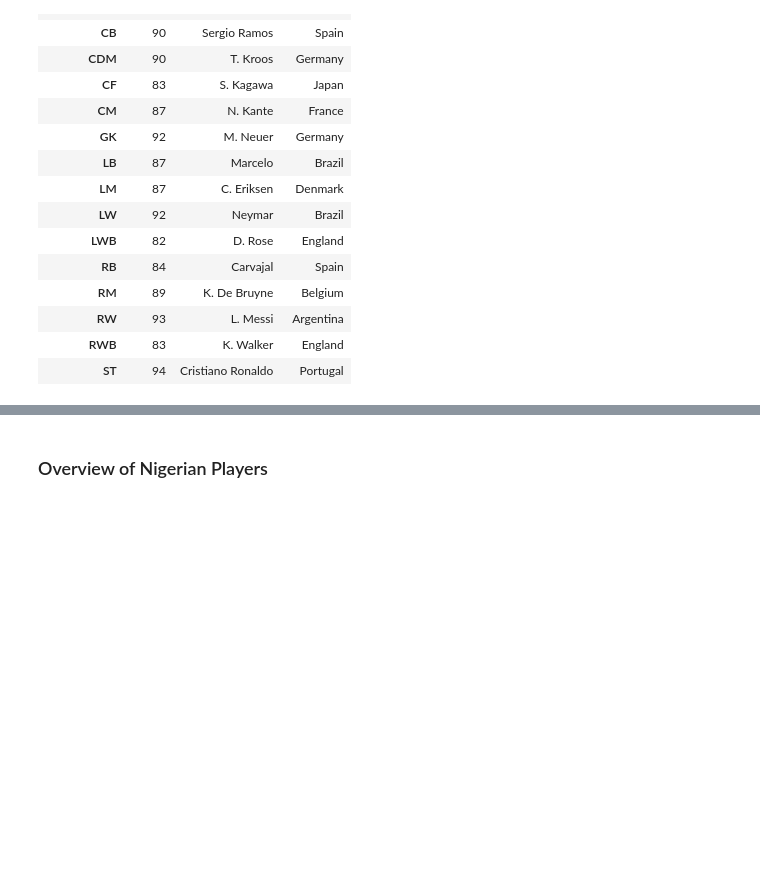
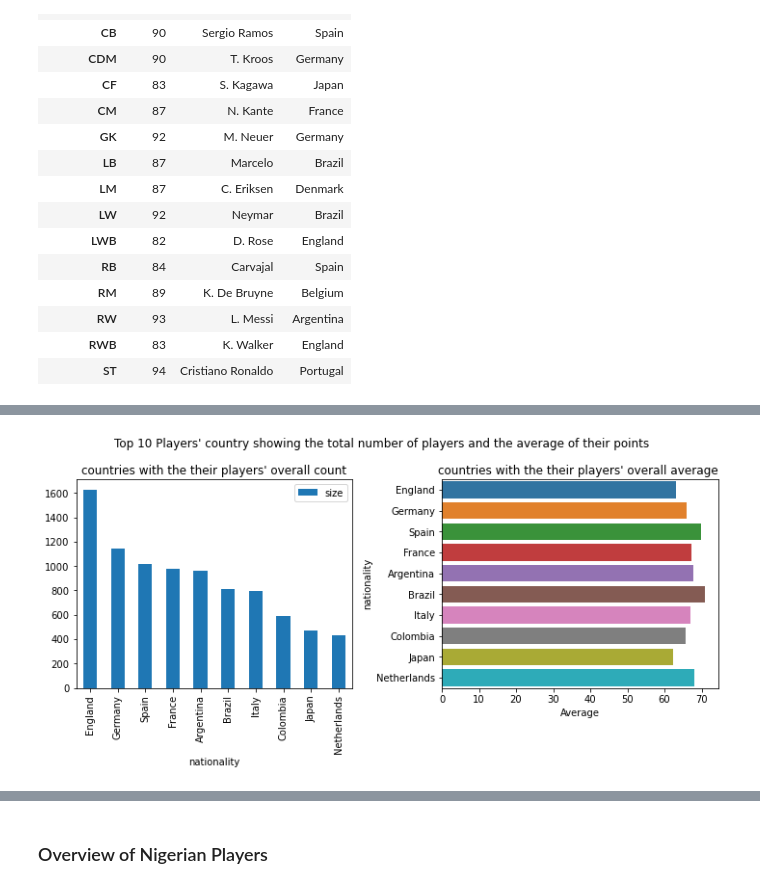
Before and after one commit to imabiodun/fifa-ranking, a Jupyter notebook: fifa-player-ranking.ipynb, the cells around one changed output, grey strips where cells are left out. Saved outputs shown, nothing was run; the diff lists cells and outputs as text; code cells hidden in the pictures; blank space fills up the shorter version.

Commit message:
dded a few visualization

```diff
--- a/fifa-player-ranking.ipynb
+++ b/fifa-player-ranking.ipynb
@@ -230,0 +258,14 @@ data_cleaned.groupby('nationality')['overall'].agg(['size','sum','mean']).sort_v
+# %%
+fig, axes = plt.subplots(1,2, figsize = (10,5))
+axes = axes.flatten()
+country_avg_score[:10].plot.bar(x = 'nationality', y = 'size', ax= axes[0])
+
+sns.barplot( data = country_avg_score[:10],  x = 'mean', y= 'nationality', ax = axes[1])
+axes[1].set_title('countries with the their players\' overall average ')
+axes[0].set_title('countries with the their players\' overall count')
+plt.xlabel('Average')
+plt.suptitle('Top 10 Players\' country showing the total number of players and the average of their points' )
+plt.tight_layout()
+plt.show()
+# %% [output]
+[figure, added]
```
Also changed, not shown: parts of 32 cells of this notebook.
